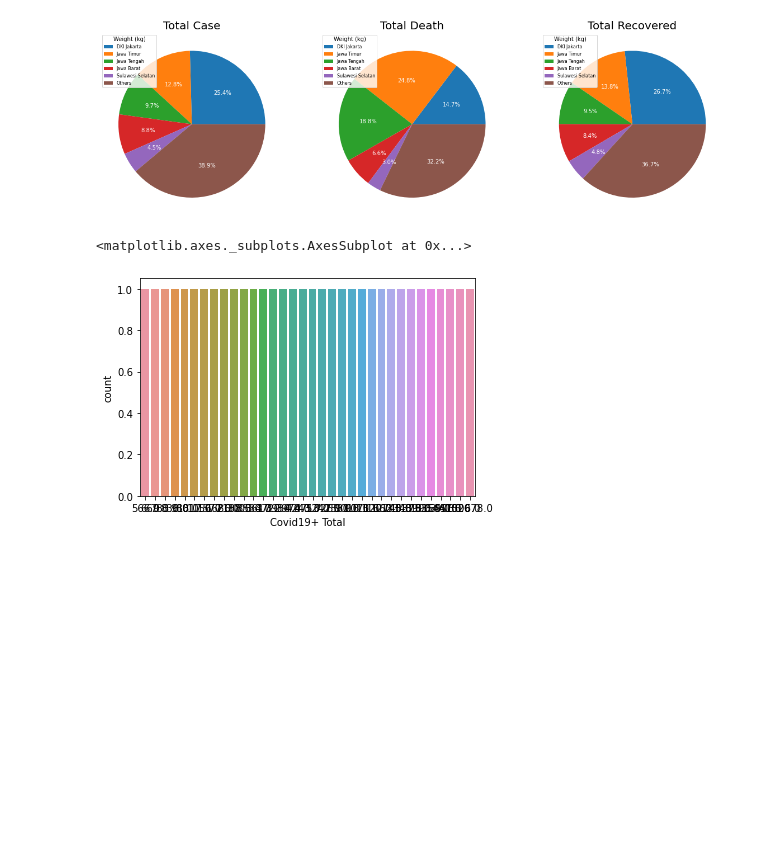
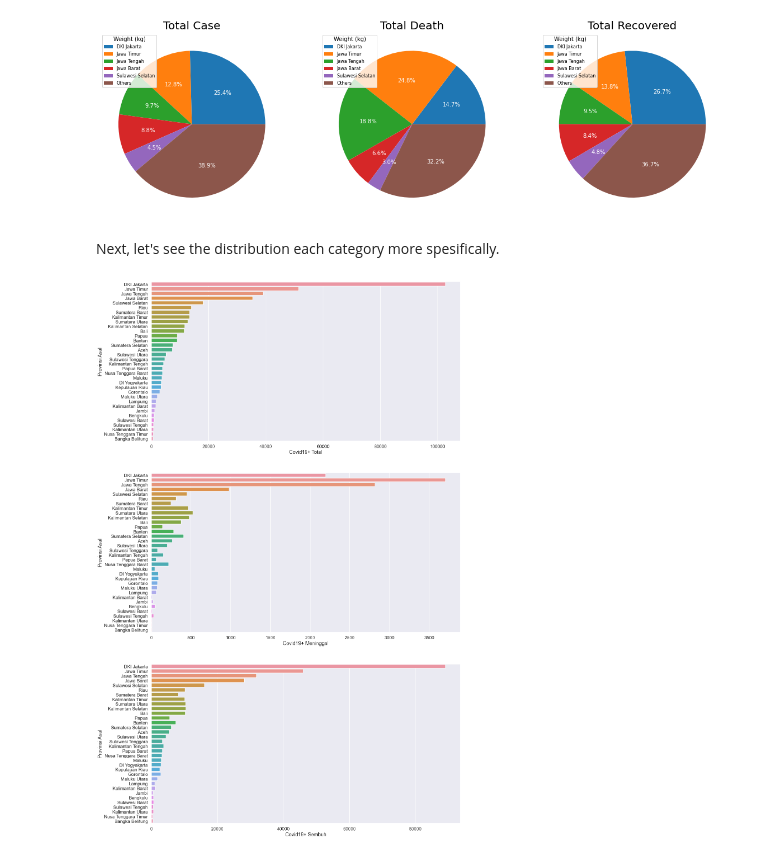
Before and after one commit to rahmalianto/Indonesian-Covid-Analysis, a Jupyter notebook: 2. Indonesian COVID19 Analysis - EDA.ipynb, the cells around one changed output. Cells and saved outputs as stored; diff of their text form; code cells hidden in the pictures; blank space fills up the shorter version.

Commit message:
Added barplot each province

```diff
--- a/2. Indonesian COVID19 Analysis - EDA.ipynb
+++ b/2. Indonesian COVID19 Analysis - EDA.ipynb
@@ -20,17 +20,17 @@ def load_pickle(file_name):
 - RI = Recovery Index -> Recovered / Total Case
 - RLI = Rasio Lacak Isolasi -> (OTG + ODP + Suspect + Probable)/Total Case
 # %%
-df_province_summary = load_pickle('pickle files/df_province_summary')
-df_pcr = load_pickle('pickle files/df_pcr')
-df_active_case = load_pickle('pickle files/df_active_case')
+df_province_summary = load_pickle('files/df_province_summary')
+df_pcr = load_pickle('files/df_pcr')
+df_active_case = load_pickle('files/df_active_case')
 
-df_daily_case = load_pickle('pickle files/df_daily_case')
-df_daily_death = load_pickle('pickle files/df_daily_death')
-df_daily_recovered = load_pickle('pickle files/df_daily_recovered')
+df_daily_case = load_pickle('files/df_daily_case')
+df_daily_death = load_pickle('files/df_daily_death')
+df_daily_recovered = load_pickle('files/df_daily_recovered')
 
-df_total_case = load_pickle('pickle files/df_total_case')
-df_total_death = load_pickle('pickle files/df_total_death')
-df_total_recovered = load_pickle('pickle files/df_total_recovered')
+df_total_case = load_pickle('files/df_total_case')
+df_total_death = load_pickle('files/df_total_death')
+df_total_recovered = load_pickle('files/df_total_recovered')
 # %% [markdown]
 # *Exploratory Data Analysis*
 ## Metrics
@@ -65,8 +67,20 @@ ax3.legend(wedges, total_recovered.index, title="Weight (kg)", loc="upper left",
 # %% [output]
 <matplotlib.legend.Legend at 0x...>
 [figure]
-# %%
-sns.countplot(x='Covid19+ Total', data=df_province_summary)
-# %% [output]
-<matplotlib.axes._subplots.AxesSubplot at 0x...>
-[figure, removed]
+# %% [markdown]
+Next, let's see the distribution each category more spesifically.
+# %%
+sns.set_context('talk')
+sns.set_style('darkgrid')
+fig, (ax1,ax2,ax3) = plt.subplots(ncols=1, nrows=3, figsize=(20,36))
+
+sns.barplot(x='Covid19+ Total', y='Provinsi Asal', data=df_province_summary.reset_index(), orient="h", ax=ax1)
+ax1.grid(b=True, which='minor', linestyle='--')
+
+sns.barplot(x='Covid19+ Meninggal', y='Provinsi Asal', data=df_province_summary.reset_index(), orient="h", ax=ax2)
+ax2.grid(b=True, which='minor', linestyle='--')
+
+sns.barplot(x='Covid19+ Sembuh', y='Provinsi Asal', data=df_province_summary.reset_index(), orient="h", ax=ax3)
+ax3.grid(b=True, which='minor', linestyle='--')
+# %% [output]
+[figure, added]
```
Also changed, not shown: parts of 4 cells of this notebook.
